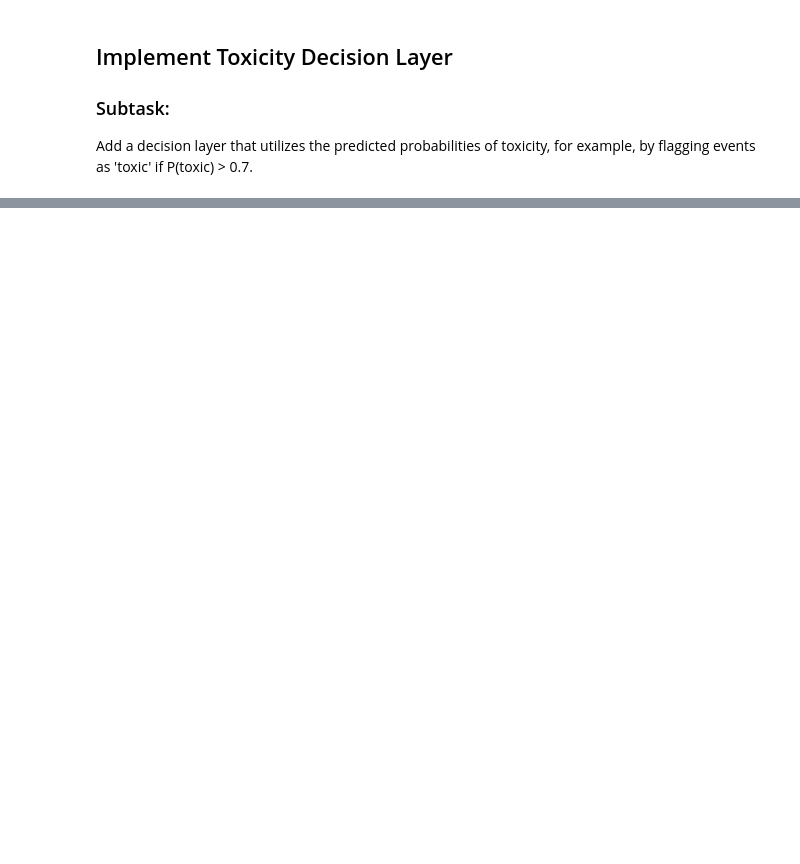
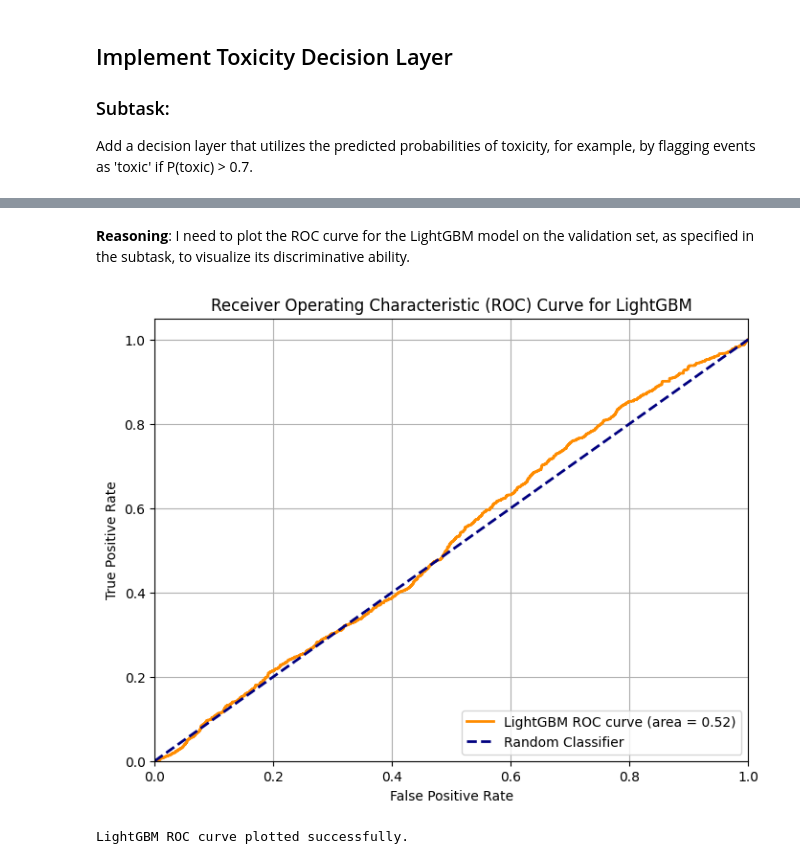
Before and after one commit to Selaric/toxic_flow_execution_agent, a Jupyter notebook: toxic_flow_execution_agent.ipynb, the cells around one changed output, grey strips where cells are left out. Cells and saved outputs as stored; diff of their text form; code cells hidden in the pictures; blank space fills up the shorter version.

```diff
--- a/toxic_flow_execution_agent.ipynb
+++ b/toxic_flow_execution_agent.ipynb
@@ -926,0 +1213,13 @@ F1 Score:  0.0000
+# %%
+lgbm_val_proba = lgbm_pipeline.predict_proba(X_val)[:, 1]
+
+# Calculate ROC-AUC, PR-AUC, and Brier Score for LightGBM on the validation set
+lgbm_roc_auc = roc_auc_score(y_val, lgbm_val_proba)
+lgbm_pr_auc = average_precision_score(y_val, lgbm_val_proba)
+lgbm_brier_score = brier_score_loss(y_val, lgbm_val_proba)
+
+print("\n--- LightGBM Model Performance (Validation Set) ---")
+print(f"ROC-AUC: {lgbm_roc_auc:.4f}")
+print(f"PR-AUC: {lgbm_pr_auc:.4f}")
+print(f"Brier Score: {lgbm_brier_score:.4f}")
+print(f"Mean Probability: {lgbm_val_proba.mean():.4f}")
@@ -926,0 +1237,28 @@ F1 Score:  0.0000
+# %% [markdown]
+**Reasoning**:
+I need to plot the ROC curve for the LightGBM model on the validation set, as specified in the subtask, to visualize its discriminative ability.
+# %%
+from sklearn.metrics import roc_curve, auc
+import matplotlib.pyplot as plt
+
+# Calculate ROC curve data for LightGBM
+fpr_lgbm, tpr_lgbm, _ = roc_curve(y_val, lgbm_val_proba)
+roc_auc_lgbm = auc(fpr_lgbm, tpr_lgbm)
+
+# Plot the ROC curve for LightGBM
+plt.figure(figsize=(8, 6))
+plt.plot(fpr_lgbm, tpr_lgbm, color='darkorange', lw=2, label=f'LightGBM ROC curve (area = {roc_auc_lgbm:.2f})')
+plt.plot([0, 1], [0, 1], color='navy', lw=2, linestyle='--', label='Random Classifier')
+plt.xlim([0.0, 1.0])
+plt.ylim([0.0, 1.05])
+plt.xlabel('False Positive Rate')
+plt.ylabel('True Positive Rate')
+plt.title('Receiver Operating Characteristic (ROC) Curve for LightGBM')
+plt.legend(loc='lower right')
+plt.grid(True)
+plt.show()
+
+print("LightGBM ROC curve plotted successfully.")
+# %% [output]
+[figure, added]
+LightGBM ROC curve plotted successfully.
```
Also changed, not shown: parts of 49 cells of this notebook.
